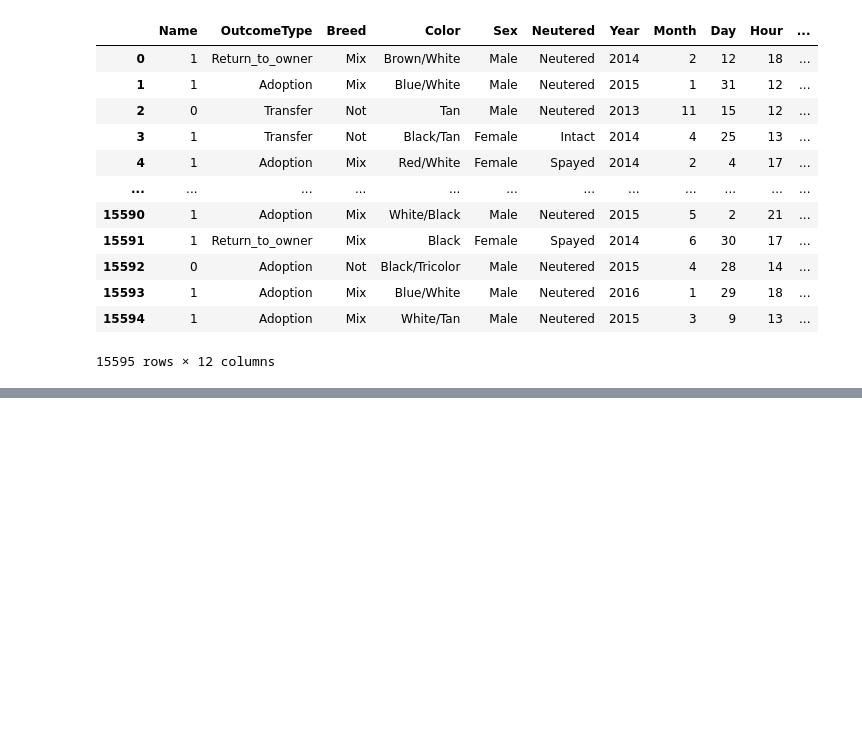
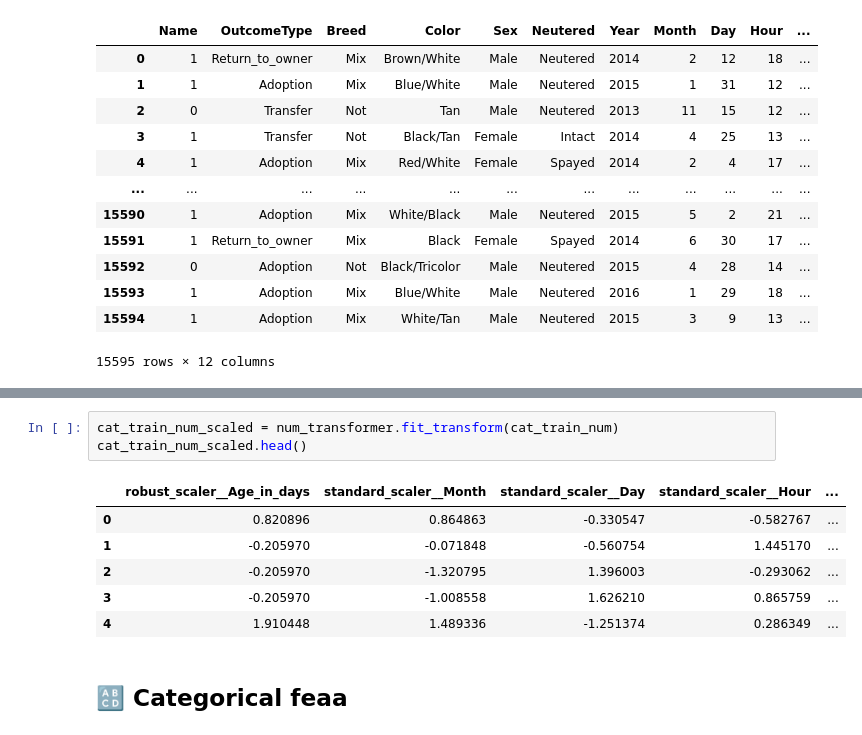
Before and after one commit to Clement733/animal_shelter_predi, a Jupyter notebook: animal_prediction.ipynb, the cells around one changed output, grey strips where cells are left out. Saved outputs shown, nothing was run; the diff lists cells and outputs as text; blank space fills up the shorter version.

```diff
--- a/animal_prediction.ipynb
+++ b/animal_prediction.ipynb
@@ -436,0 +592,12 @@ dog_train
+# %%
+cat_train_num_scaled = num_transformer.fit_transform(cat_train_num)
+cat_train_num_scaled.head()
+# %% [output]
+|  | robust_scaler__Age_in_days | standard_scaler__Month | standard_scaler__Day | standard_scaler__Hour | ... |
+| 0 | 0.820896 | 0.864863 | -0.330547 | -0.582767 | ... |
+| 1 | -0.205970 | -0.071848 | -0.560754 | 1.445170 | ... |
+| 2 | -0.205970 | -1.320795 | 1.396003 | -0.293062 | ... |
+| 3 | -0.205970 | -1.008558 | 1.626210 | 0.865759 | ... |
+| 4 | 1.910448 | 1.489336 | -1.251374 | 0.286349 | ... |
+# %% [markdown]
+## 🔠 Categorical feaa
```
Also changed, not shown: parts of 19 cells of this notebook.
